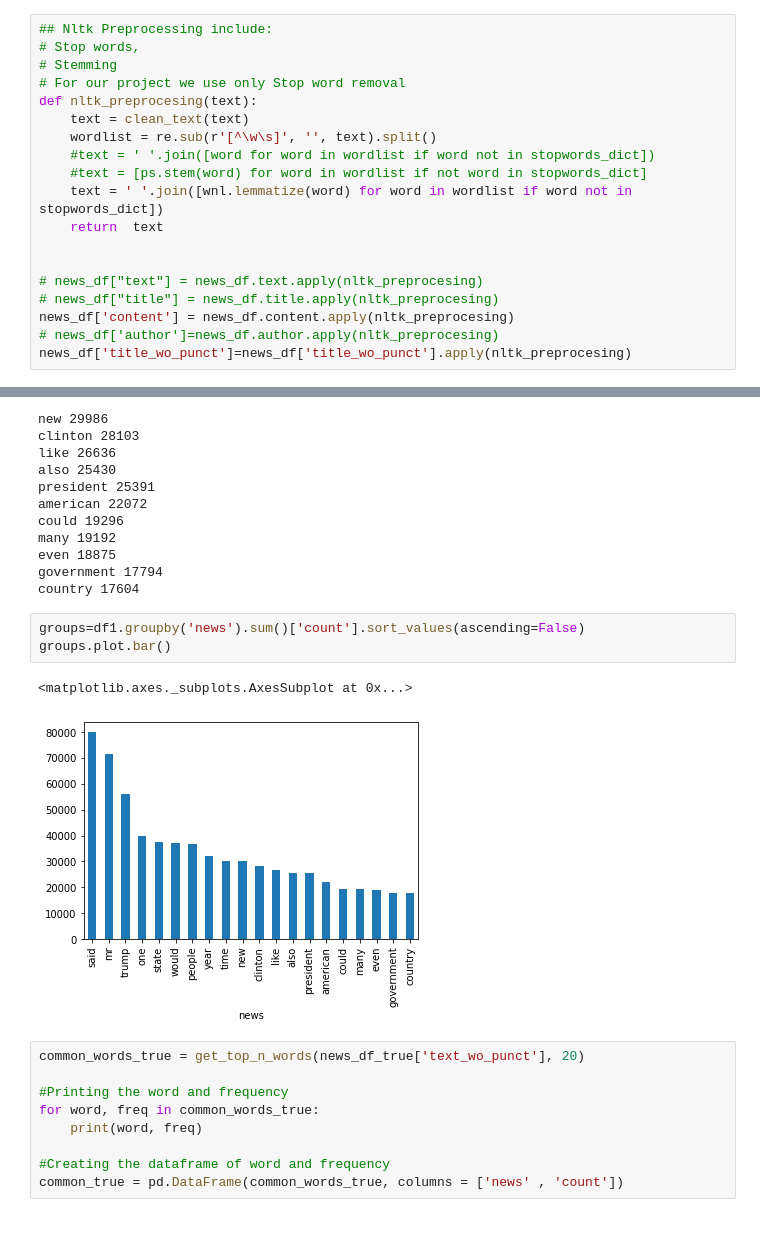
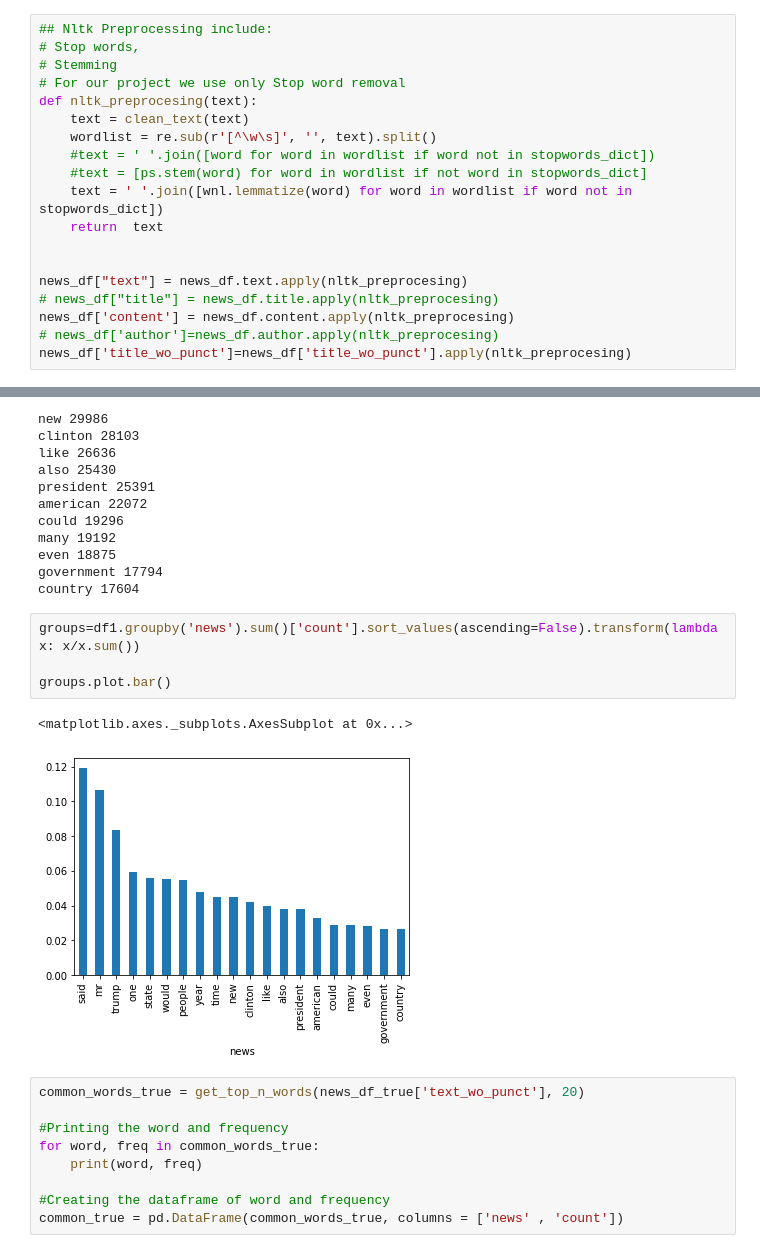
Before and after one commit to Idanleyb/Fake-News-Project, a Jupyter notebook: Fake_news.ipynb, the cells around one changed output, grey strips where cells are left out. Cells and saved outputs as stored; diff of their text form.

```diff
--- a/Fake_news.ipynb
+++ b/Fake_news.ipynb
@@ -362,7 +381,7 @@ def nltk_preprocesing(text):
     return  text
 
 
-# news_df["text"] = news_df.text.apply(nltk_preprocesing)
+news_df["text"] = news_df.text.apply(nltk_preprocesing)
 # news_df["title"] = news_df.title.apply(nltk_preprocesing)
 news_df['content'] = news_df.content.apply(nltk_preprocesing)
 # news_df['author']=news_df.author.apply(nltk_preprocesing)
@@ -641,11 +660,12 @@ even 18875
 government 17794
 country 17604
 # %%
-groups=df1.groupby('news').sum()['count'].sort_values(ascending=False)
+groups=df1.groupby('news').sum()['count'].sort_values(ascending=False).transform(lambda x: x/x.sum())
+
 groups.plot.bar()
 # %% [output]
 <matplotlib.axes._subplots.AxesSubplot at 0x...>
-[figure, old version]
+[figure, new version]
 # %%
 common_words_true = get_top_n_words(news_df_true['text_wo_punct'], 20)
 
```
Also changed, not shown: parts of 55 cells of this notebook.
